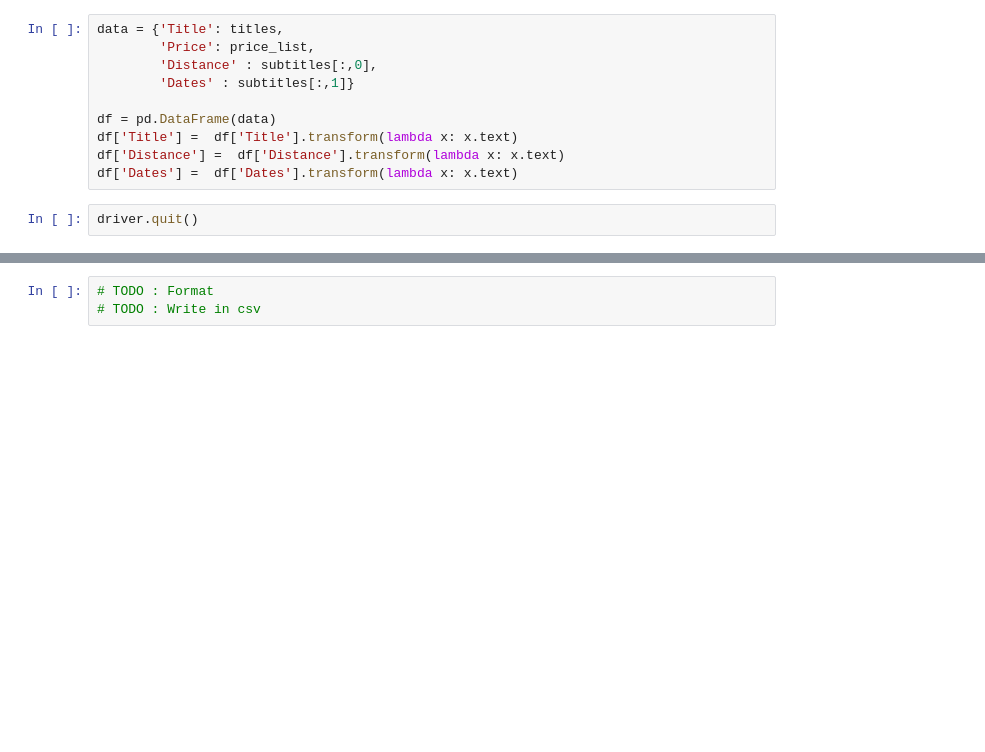
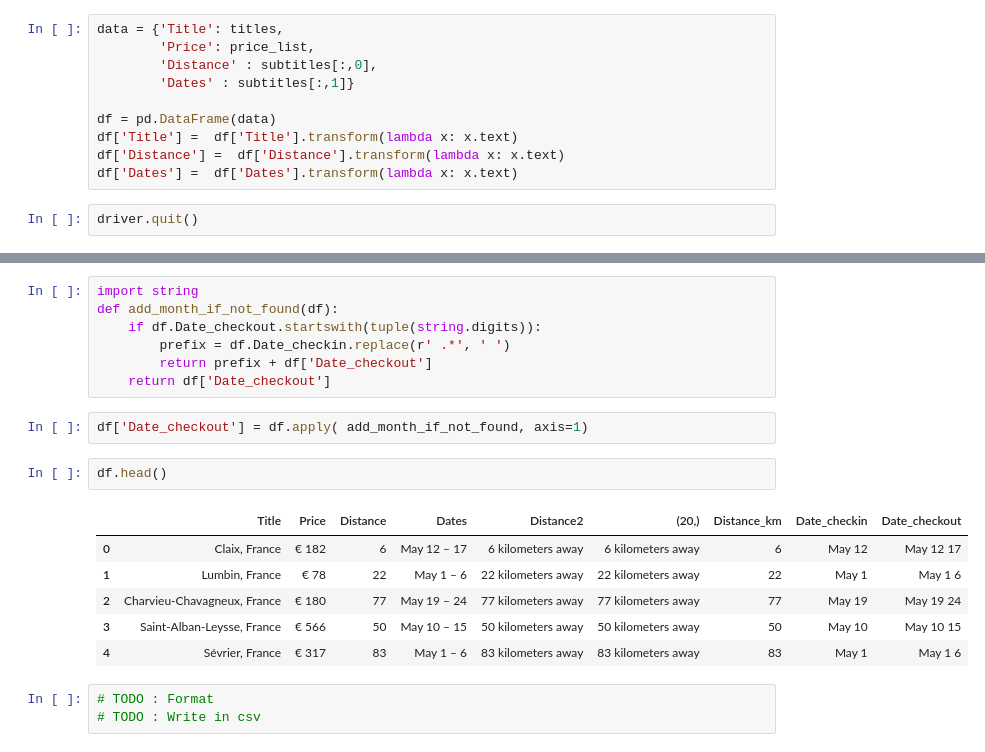
Before and after one commit to YuTingdata/airbnb-small-scraping-example, a Jupyter notebook: notebook.ipynb, the cells around one changed output, grey strips where cells are left out. Drawn from its saved outputs; the diff is of its cells as text; blank space fills up the shorter version.

```diff
--- a/notebook.ipynb
+++ b/notebook.ipynb
@@ -109,3 +173,21 @@ df.head()
+# %%
+import string
+def add_month_if_not_found(df):
+    if df.Date_checkout.startswith(tuple(string.digits)):
+        prefix = df.Date_checkin.replace(r' .*', ' ')
+        return prefix + df['Date_checkout']
+    return df['Date_checkout']
+# %%
+df['Date_checkout'] = df.apply( add_month_if_not_found, axis=1)
+# %%
+df.head()
+# %% [output]
+|  | Title | Price | Distance | Dates | Distance2 | (20,) | Distance_km | Date_checkin | Date_checkout |
+| 0 | Claix, France | € 182 | 6 | May 12 – 17 | 6 kilometers away | 6 kilometers away | 6 | May 12 | May 12 17 |
+| 1 | Lumbin, France | € 78 | 22 | May 1 – 6 | 22 kilometers away | 22 kilometers away | 22 | May 1 | May 1 6 |
+| 2 | Charvieu-Chavagneux, France | € 180 | 77 | May 19 – 24 | 77 kilometers away | 77 kilometers away | 77 | May 19 | May 19 24 |
+| 3 | Saint-Alban-Leysse, France | € 566 | 50 | May 10 – 15 | 50 kilometers away | 50 kilometers away | 50 | May 10 | May 10 15 |
+| 4 | Sévrier, France | € 317 | 83 | May 1 – 6 | 83 kilometers away | 83 kilometers away | 83 | May 1 | May 1 6 |
 # %%
 # TODO : Format
 # TODO : Write in csv
```
Also changed, not shown: parts of 11 cells of this notebook.
